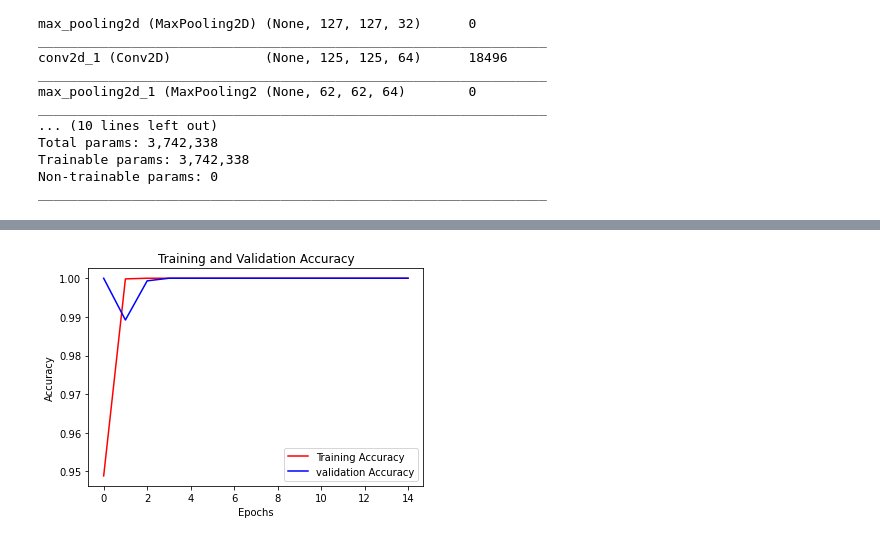
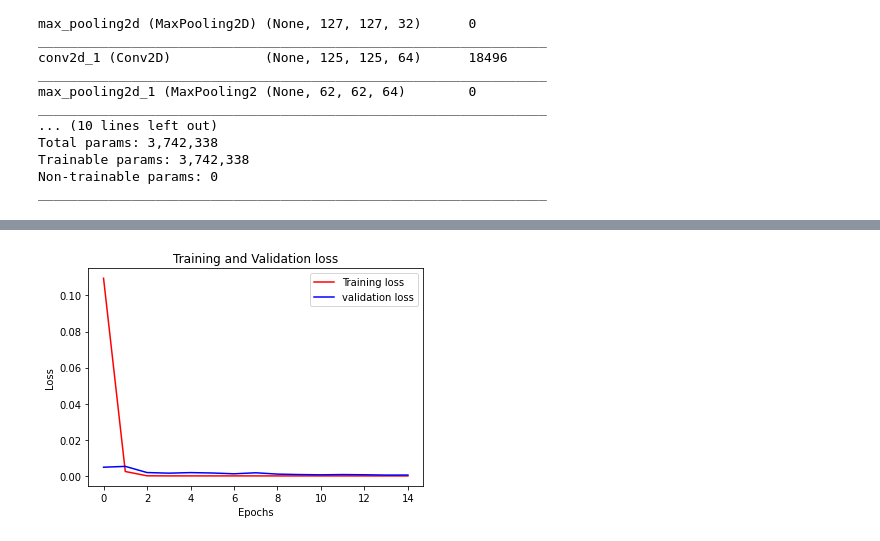
Before and after one commit to W1ckedD/covid_CT_Scan_classification_deep, a Jupyter notebook: 002.ipynb, the cells around one changed output, grey strips where cells are left out. Cells and saved outputs as stored; diff of their text form; code cells hidden in the pictures.

```diff
--- a/002.ipynb
+++ b/002.ipynb
@@ -113,15 +105,7 @@ plt.show()
 # %%
-acc_train = history.history['accuracy']
-acc_val = history.history['val_accuracy']
-plt.plot(acc_train, 'r', label='Training Accuracy')
-plt.plot(acc_val, 'b', label='validation Accuracy')
-plt.title('Training and Validation Accuracy')
-plt.xlabel('Epochs')
-plt.ylabel('Accuracy')
-plt.legend()
-plt.show()
+plot_loss(history)
 # %% [output]
-[figure, old version]
+[figure, new version]
 # %%
 predicted = model.evaluate(test_batch)
 # %% [output]
```
Also changed, not shown: parts of 6 cells of this notebook, 2 other files.
